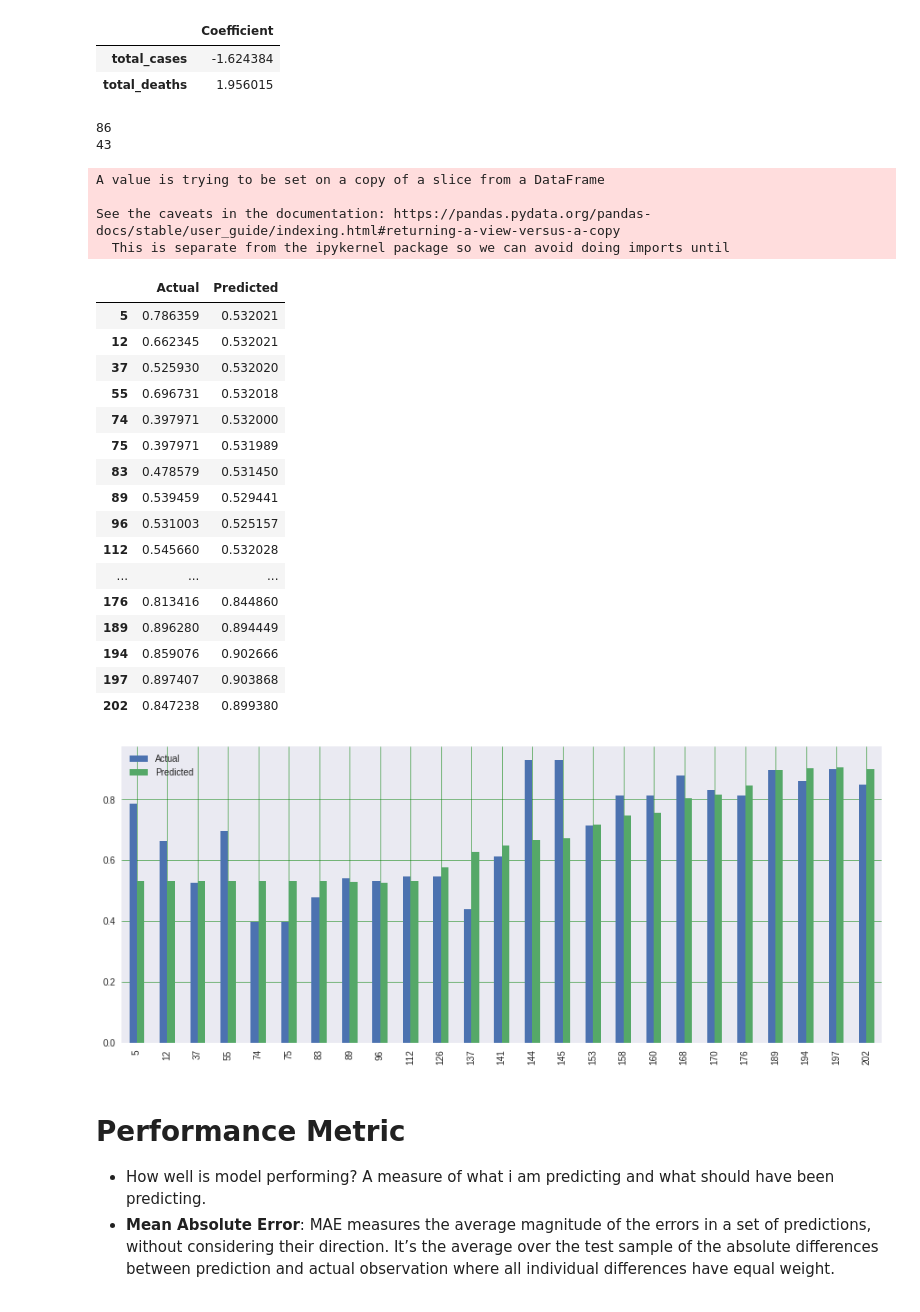
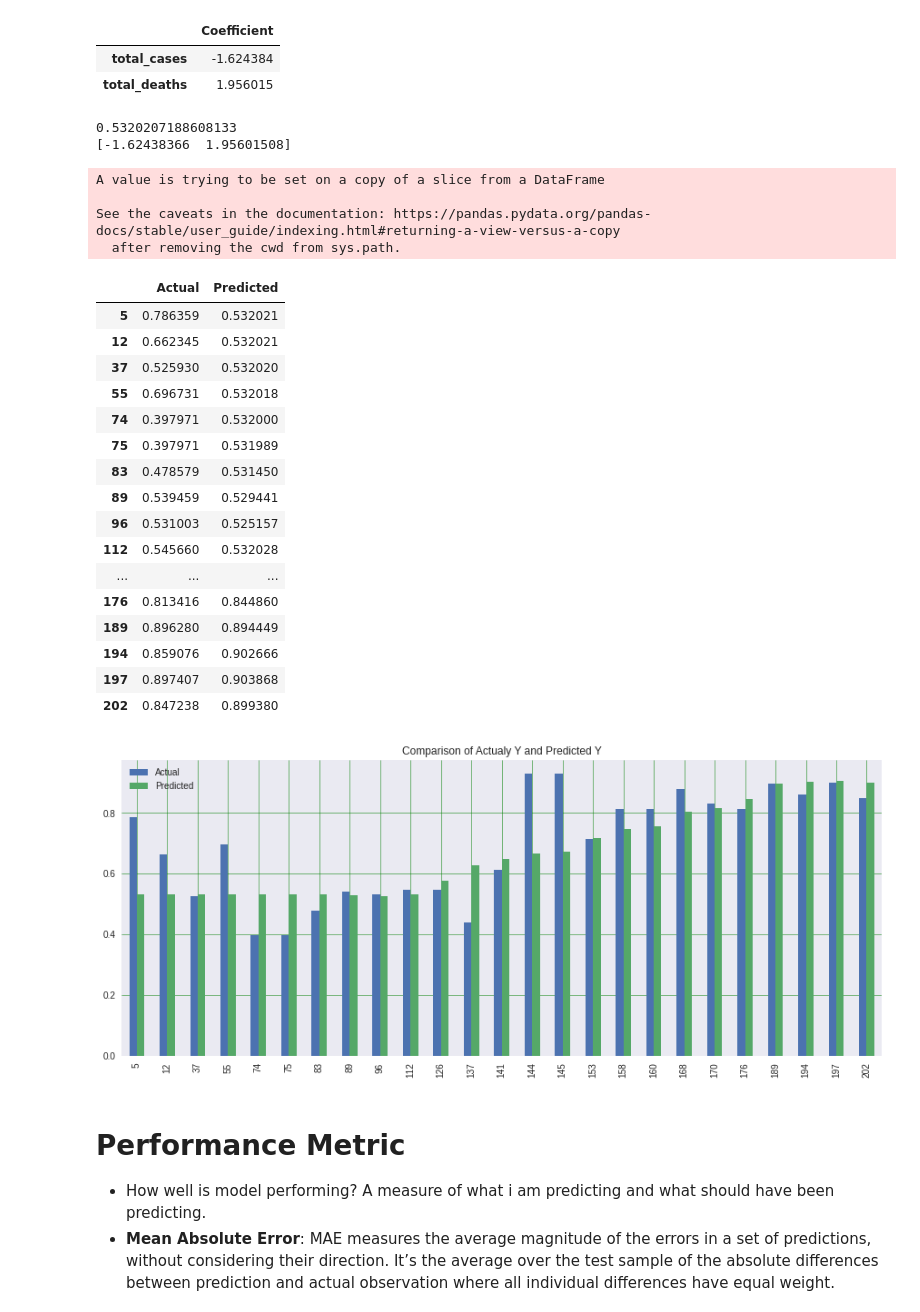
Before and after one commit to vivienneobrien/final_project, a Jupyter notebook: week_10/part_one/multivariate_linear_regression_model_final.ipynb, the cells around one changed output. Drawn from its saved outputs; the diff is of its cells as text; code cells hidden in the pictures.

```diff
--- a/week_10/part_one/multivariate_linear_regression_model_final.ipynb
+++ b/week_10/part_one/multivariate_linear_regression_model_final.ipynb
@@ -349,10 +358,12 @@ coeff_df
 |  | Coefficient |
 | total_cases | -1.624384 |
 | total_deaths | 1.956015 |
-# %%
-y_pred = regressor.predict(X_test)
-print(X_test.size)
-print(y_pred.size)
-# %% [output]
-86
-43
+# %%
+#To retrieve the intercept:
+print(regressor.intercept_)
+#For retrieving the slope:
+# This means that for every one unit of change in total cases/ deaths, the change in the Price is about -1.62% / 1.95%
+print(regressor.coef_)
+# %% [output]
+0.5320207188608133
+[-1.62438366  1.95601508]
@@ -359,13 +374,14 @@ print(y_pred.size)
 # %%
-df = pd.DataFrame({'Actual': Y_test, 'Predicted': y_pred})
-df1 = df.head(25)
-df1.sort_index(inplace=True)
-df1
+# Comparison
+comparison = pd.DataFrame({'Actual': Y_test, 'Predicted': y_pred})
+comparison_y = comparison.head(25)
+comparison_y.sort_index(inplace=True)
+comparison_y
 # %% [output]
 A value is trying to be set on a copy of a slice from a DataFrame
 
 See the caveats in the documentation: https://pandas.pydata.org/pandas-docs/stable/user_guide/indexing.html#returning-a-view-versus-a-copy
-  This is separate from the ipykernel package so we can avoid doing imports until
+  after removing the cwd from sys.path.
 |  | Actual | Predicted |
 | 5 | 0.786359 | 0.532021 |
 | 12 | 0.662345 | 0.532021 |
@@ -384,13 +400,15 @@ See the caveats in the documentation: https://pandas.pydata.org/pandas-docs/stab
 | 197 | 0.897407 | 0.903868 |
 | 202 | 0.847238 | 0.899380 |
 # %%
+# Comparison using a bar chart
 rcParams['figure.figsize'] = 15,6
-df1.plot(kind='bar')
+comparison_y.plot(kind='bar')
+plt.title('Comparison of Actualy Y and Predicted Y')
 plt.grid(which='major', linestyle='-', linewidth='0.5', color='green')
 plt.grid(which='minor', linestyle=':', linewidth='0.5', color='black')
 plt.show()
 # %% [output]
-[figure, old version]
+[figure, new version]
 # %% [markdown]
 # Performance Metric
 
```
Also changed, not shown: parts of 8 cells of this notebook, 4 other files.
